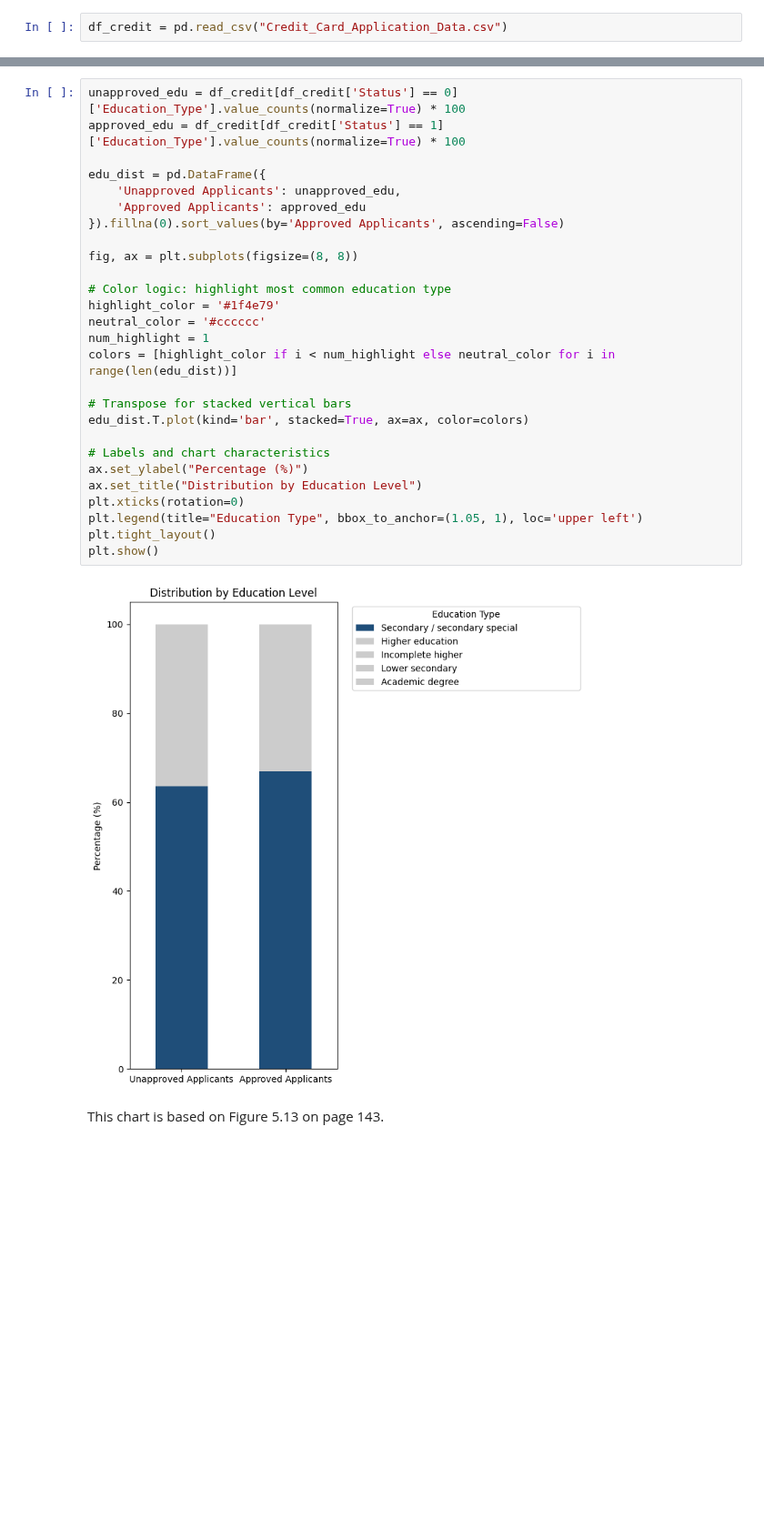
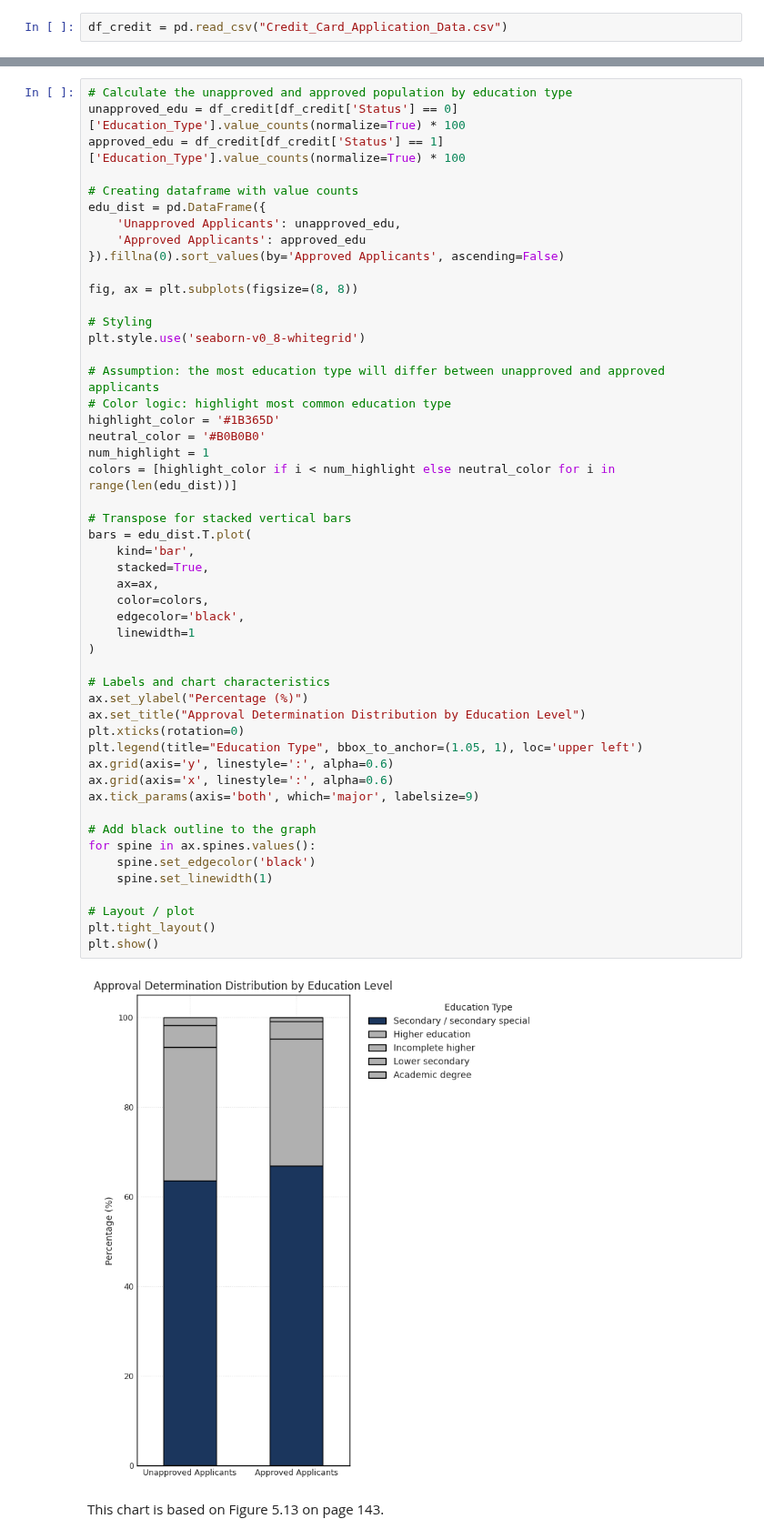
Before and after one commit to makenna-e/bu-cds-dx699s-summer-2025-assignments, a Jupyter notebook: OMDS-ModB2-Week9-Ehrlich-Makenna.ipynb, the cells around one changed output, grey strips where cells are left out. Shown at 91% size. Saved outputs shown, nothing was run; the diff lists cells and outputs as text; blank space fills up the shorter version.

```diff
--- a/OMDS-ModB2-Week9-Ehrlich-Makenna.ipynb
+++ b/OMDS-ModB2-Week9-Ehrlich-Makenna.ipynb
@@ -167,31 +307,54 @@ df_credit.head()
 # %%
+# Calculate the unapproved and approved population by education type
 unapproved_edu = df_credit[df_credit['Status'] == 0]['Education_Type'].value_counts(normalize=True) * 100
 approved_edu = df_credit[df_credit['Status'] == 1]['Education_Type'].value_counts(normalize=True) * 100
 
+# Creating dataframe with value counts
 edu_dist = pd.DataFrame({
     'Unapproved Applicants': unapproved_edu,
     'Approved Applicants': approved_edu
 }).fillna(0).sort_values(by='Approved Applicants', ascending=False)
 
 fig, ax = plt.subplots(figsize=(8, 8))
 
+# Styling
+plt.style.use('seaborn-v0_8-whitegrid')
+
+# Assumption: the most education type will differ between unapproved and approved applicants
 # Color logic: highlight most common education type
-highlight_color = '#1f4e79'
-neutral_color = '#cccccc'
+highlight_color = '#1B365D'
+neutral_color = '#B0B0B0'
 num_highlight = 1
 colors = [highlight_color if i < num_highlight else neutral_color for i in range(len(edu_dist))]
 
 # Transpose for stacked vertical bars
-edu_dist.T.plot(kind='bar', stacked=True, ax=ax, color=colors)
+bars = edu_dist.T.plot(
+    kind='bar',
+    stacked=True,
+    ax=ax,
+    color=colors,
+    edgecolor='black',
+    linewidth=1
+)
 
 # Labels and chart characteristics
 ax.set_ylabel("Percentage (%)")
-ax.set_title("Distribution by Education Level")
+ax.set_title("Approval Determination Distribution by Education Level")
 plt.xticks(rotation=0)
 plt.legend(title="Education Type", bbox_to_anchor=(1.05, 1), loc='upper left')
+ax.grid(axis='y', linestyle=':', alpha=0.6)
+ax.grid(axis='x', linestyle=':', alpha=0.6)
+ax.tick_params(axis='both', which='major', labelsize=9)
+
+# Add black outline to the graph
+for spine in ax.spines.values():
+    spine.set_edgecolor('black')
+    spine.set_linewidth(1)
+
+# Layout / plot
 plt.tight_layout()
 plt.show()
 # %% [output]
-[figure, old version]
+[figure, new version]
 # %% [markdown]
 This chart is based on Figure 5.13 on page 143.
```
Also changed, not shown: parts of 35 cells of this notebook, 7 other files.
